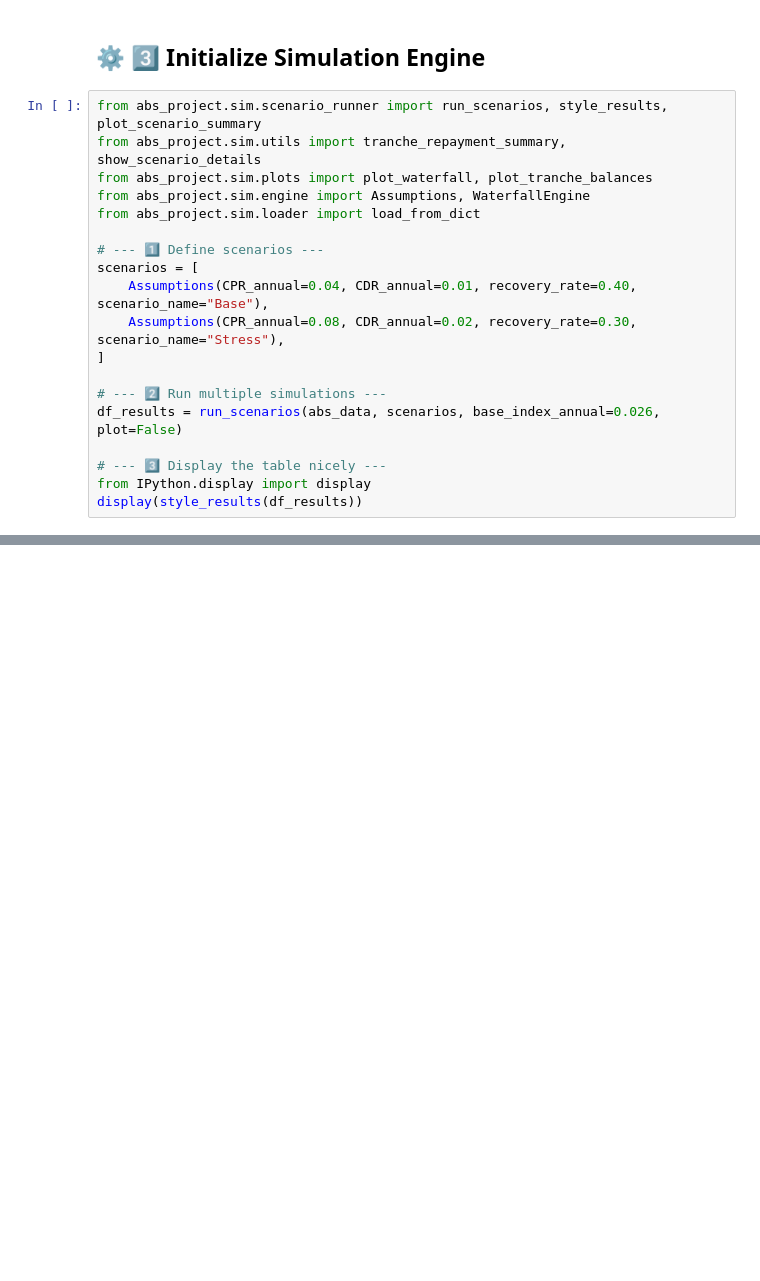
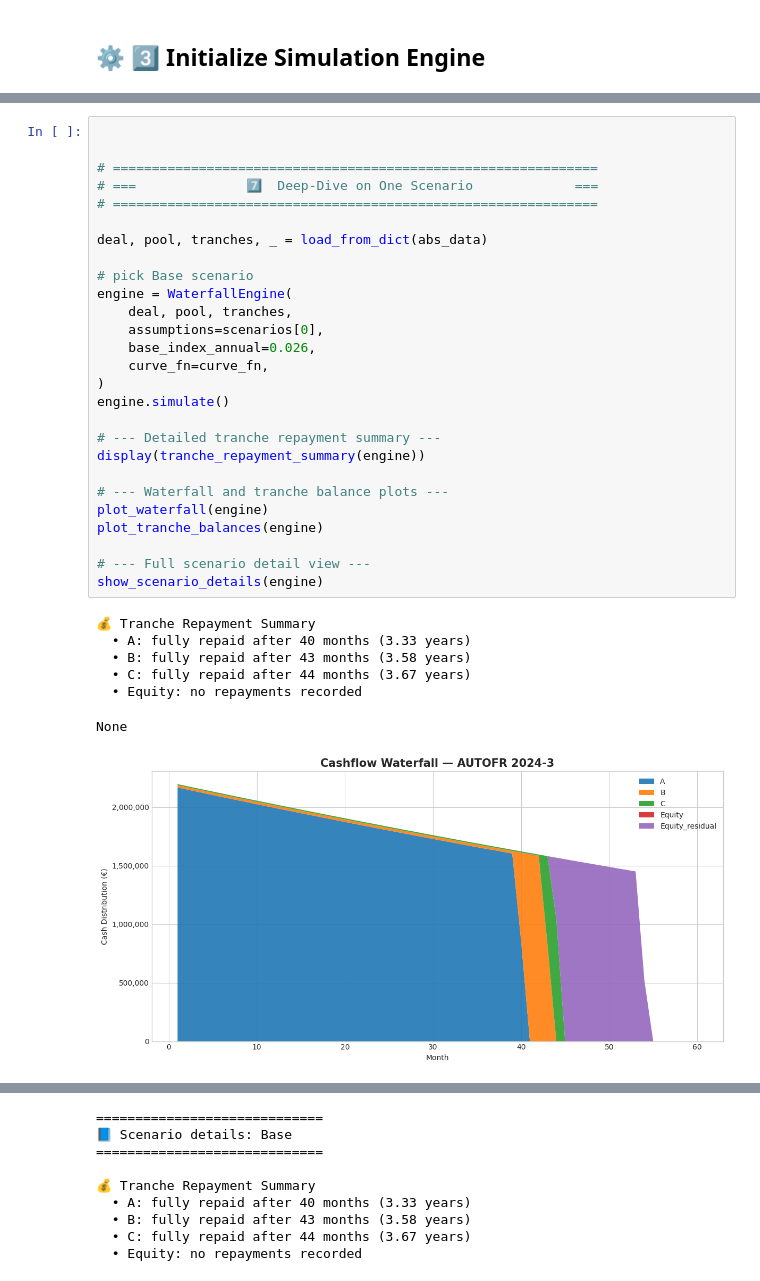
Before and after one commit to HUGO-ROCHA-MONDRAGON/ABS-Simulator, a Jupyter notebook: abs_project/notebooks/main.ipynb, the cells around one changed output, grey strips where cells are left out. Cells and saved outputs as stored; diff of their text form; blank space fills up the shorter version.

```diff
--- a/abs_project/notebooks/main.ipynb
+++ b/abs_project/notebooks/main.ipynb
@@ -47,21 +94,2 @@ print(f"✅ Loaded deal configuration: {abs_data['deal']['deal_name']}")
 # %% [markdown]
 ## ⚙️ 3️⃣ Initialize Simulation Engine
-# %%
-from abs_project.sim.scenario_runner import run_scenarios, style_results, plot_scenario_summary
-from abs_project.sim.utils import tranche_repayment_summary, show_scenario_details
-from abs_project.sim.plots import plot_waterfall, plot_tranche_balances
-from abs_project.sim.engine import Assumptions, WaterfallEngine
-from abs_project.sim.loader import load_from_dict
-
-# --- 1️⃣ Define scenarios ---
-scenarios = [
-    Assumptions(CPR_annual=0.04, CDR_annual=0.01, recovery_rate=0.40, scenario_name="Base"),
-    Assumptions(CPR_annual=0.08, CDR_annual=0.02, recovery_rate=0.30, scenario_name="Stress"),
-]
-
-# --- 2️⃣ Run multiple simulations ---
-df_results = run_scenarios(abs_data, scenarios, base_index_annual=0.026, plot=False)
-
-# --- 3️⃣ Display the table nicely ---
-from IPython.display import display
-display(style_results(df_results))
@@ -102,0 +122,35 @@ show_scenario_details(engine)
+# %%
+
+
+# ==============================================================
+# ===              7️⃣  Deep-Dive on One Scenario             ===
+# ==============================================================
+
+deal, pool, tranches, _ = load_from_dict(abs_data)
+
+# pick Base scenario
+engine = WaterfallEngine(
+    deal, pool, tranches,
+    assumptions=scenarios[0],
+    base_index_annual=0.026,
+    curve_fn=curve_fn,
+)
+engine.simulate()
+
+# --- Detailed tranche repayment summary ---
+display(tranche_repayment_summary(engine))
+
+# --- Waterfall and tranche balance plots ---
+plot_waterfall(engine)
+plot_tranche_balances(engine)
+
+# --- Full scenario detail view ---
+show_scenario_details(engine)
+# %% [output]
+💰 Tranche Repayment Summary
+  • A: fully repaid after 40 months (3.33 years)
+  • B: fully repaid after 43 months (3.58 years)
+  • C: fully repaid after 44 months (3.67 years)
+  • Equity: no repayments recorded
+None
+[figure, added]
@@ -102,0 +158,9 @@ show_scenario_details(engine)
+=============================
+📘 Scenario details: Base
+=============================
+
+💰 Tranche Repayment Summary
+  • A: fully repaid after 40 months (3.33 years)
+  • B: fully repaid after 43 months (3.58 years)
+  • C: fully repaid after 44 months (3.67 years)
+  • Equity: no repayments recorded
```
Also changed, not shown: parts of 11 cells of this notebook, 9 other files.
